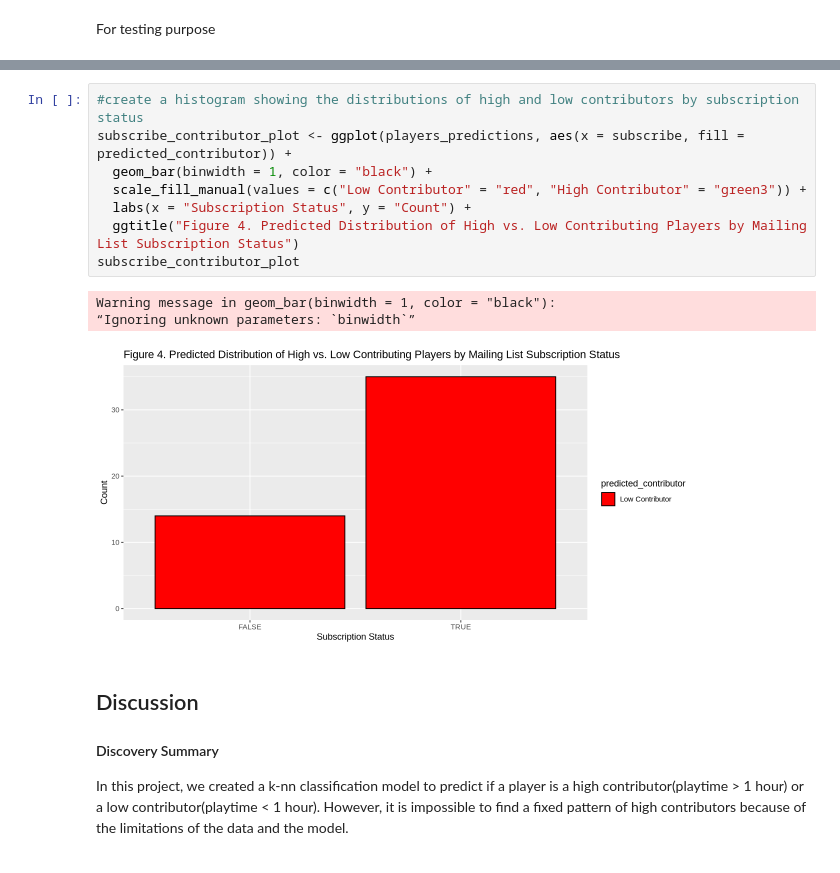
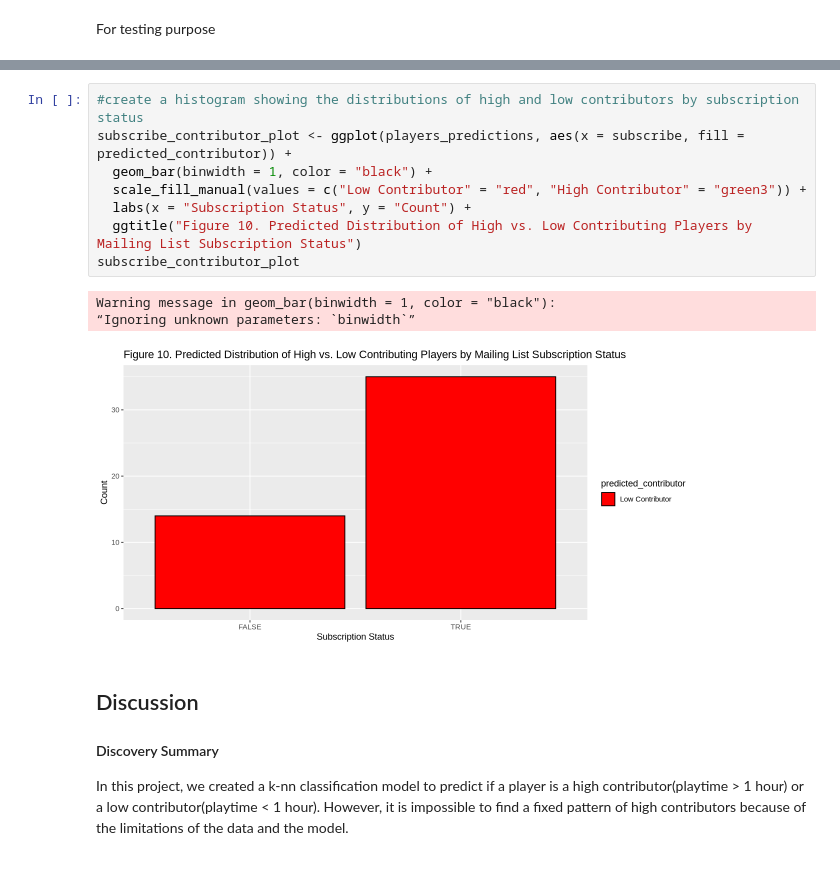
Before and after one commit to Sarthak0910/DSCI_Project_01, a Jupyter notebook: DSCI100_Group_Project_Code.ipynb, the cells around one changed output, grey strips where cells are left out. Drawn from its saved outputs; the diff is of its cells as text.

```diff
--- a/DSCI100_Group_Project_Code.ipynb
+++ b/DSCI100_Group_Project_Code.ipynb
@@ -348,15 +386,15 @@ Warning message in geom_bar(binwidth = 1, color = "black"):
 # %%
 #create a histogram showing the distributions of high and low contributors by subscription status
 subscribe_contributor_plot <- ggplot(players_predictions, aes(x = subscribe, fill = predicted_contributor)) +
   geom_bar(binwidth = 1, color = "black") +
   scale_fill_manual(values = c("Low Contributor" = "red", "High Contributor" = "green3")) +
   labs(x = "Subscription Status", y = "Count") +
-  ggtitle("Figure 4. Predicted Distribution of High vs. Low Contributing Players by Mailing List Subscription Status")
+  ggtitle("Figure 10. Predicted Distribution of High vs. Low Contributing Players by Mailing List Subscription Status")
 subscribe_contributor_plot
 # %% [output]
 Warning message in geom_bar(binwidth = 1, color = "black"):
 “Ignoring unknown parameters: `binwidth`”
-[figure, old version]
+[figure, new version]
 # %% [markdown]
 
 ## Discussion <br>
```
Also changed, not shown: parts of 9 cells of this notebook.
